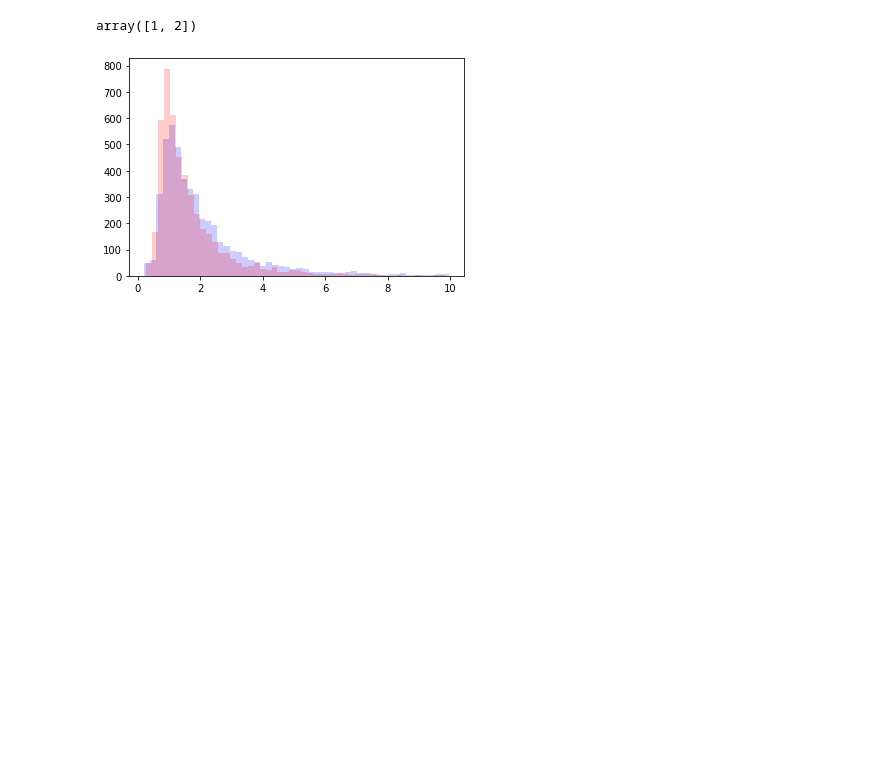
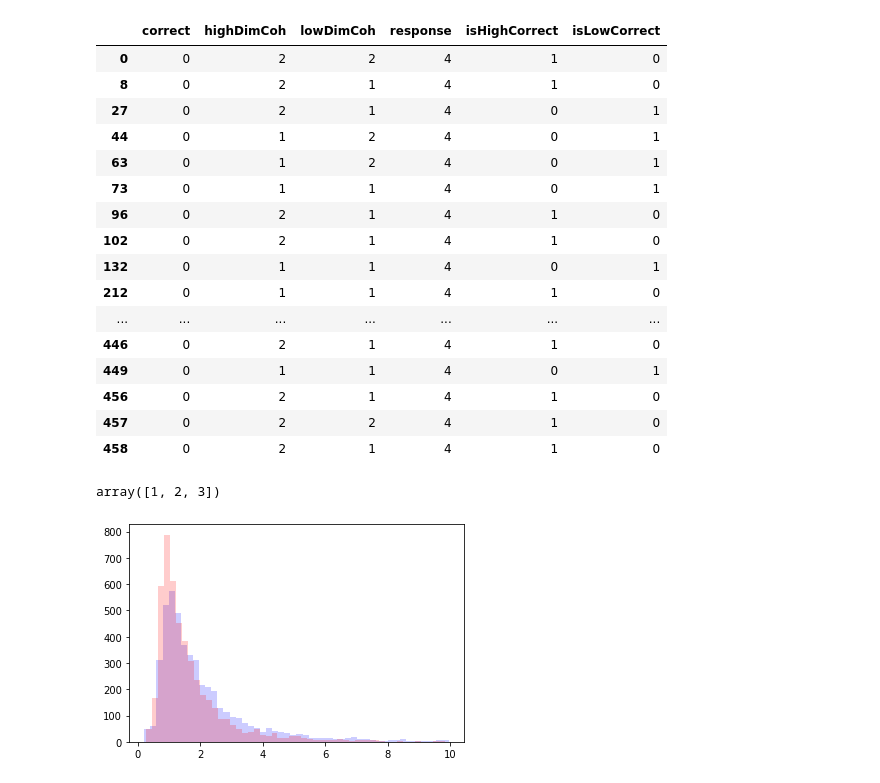
Before and after one commit to AlexanderFengler/nn_likelihoods, a Jupyter notebook: read_in_chong_data.ipynb, the cells around one changed output. Saved outputs shown, nothing was run; the diff lists cells and outputs as text; code cells hidden in the pictures; blank space fills up the shorter version.

```diff
--- a/read_in_chong_data.ipynb
+++ b/read_in_chong_data.ipynb
@@ -26,7 +52,27 @@ tt = pd.read_csv('/media/data_cifs/afengler/data/real/chong/chongdata.csv')
+# %%
+resp4.loc[resp4['correct'] == 0]
+# %% [output]
+|  | correct | highDimCoh | lowDimCoh | response | isHighCorrect | isLowCorrect |
+| 0 | 0 | 2 | 2 | 4 | 1 | 0 |
+| 8 | 0 | 2 | 1 | 4 | 1 | 0 |
+| 27 | 0 | 2 | 1 | 4 | 0 | 1 |
+| 44 | 0 | 1 | 2 | 4 | 0 | 1 |
+| 63 | 0 | 1 | 2 | 4 | 0 | 1 |
+| 73 | 0 | 1 | 1 | 4 | 0 | 1 |
+| 96 | 0 | 2 | 1 | 4 | 1 | 0 |
+| 102 | 0 | 2 | 1 | 4 | 1 | 0 |
+| 132 | 0 | 1 | 1 | 4 | 0 | 1 |
+| 212 | 0 | 1 | 1 | 4 | 1 | 0 |
+| ... | ... | ... | ... | ... | ... | ... |
+| 446 | 0 | 2 | 1 | 4 | 1 | 0 |
+| 449 | 0 | 1 | 1 | 4 | 0 | 1 |
+| 456 | 0 | 2 | 1 | 4 | 1 | 0 |
+| 457 | 0 | 2 | 2 | 4 | 1 | 0 |
+| 458 | 0 | 2 | 1 | 4 | 1 | 0 |
 # %%
-np.unique(tt['irrDimCoh'])
+np.unique(tt['lowDim'])
 # %% [output]
-array([1, 2])
+array([1, 2, 3])
 # %%
 color = ['blue', 'red', 'green']
 for i in [1,2]:
```
Also changed, not shown: parts of 6 cells of this notebook, 1 other file.
